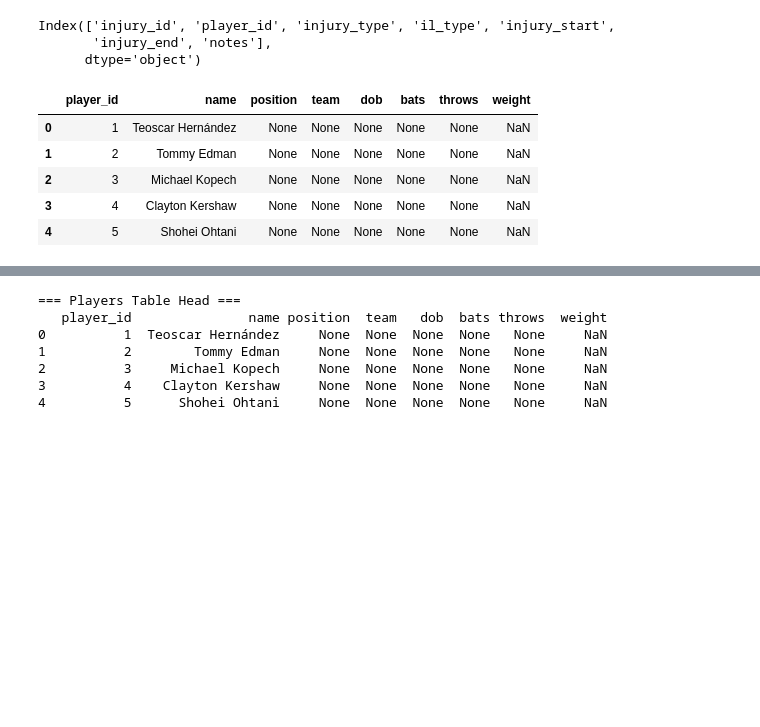
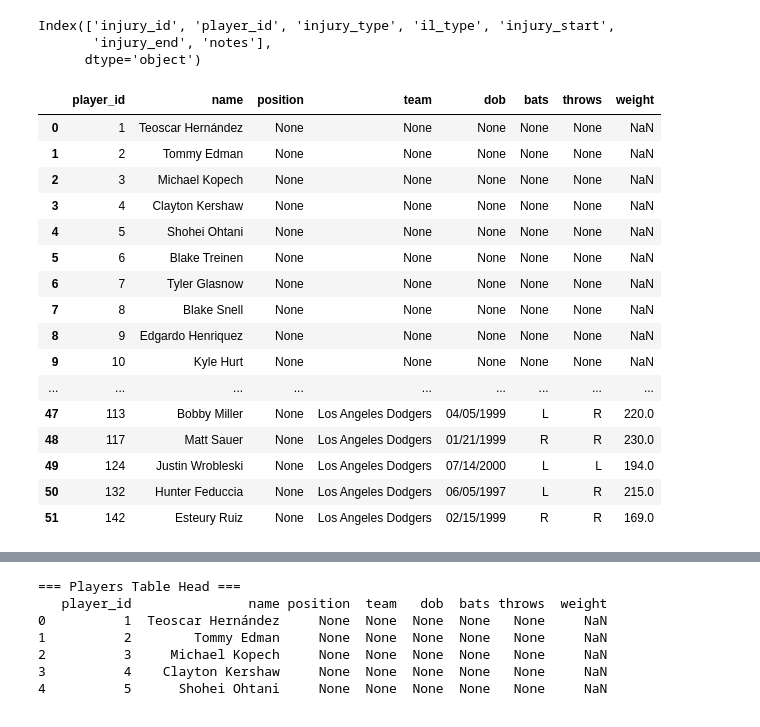
Before and after one commit to laniel123/MLB_Injury_Report, a Jupyter notebook: notebooks /dodgers_db.ipynb, the cells around one changed output, grey strips where cells are left out. Drawn from its saved outputs; the diff is of its cells as text; code cells hidden in the pictures; blank space fills up the shorter version.

```diff
--- a/notebooks /dodgers_db.ipynb
+++ b/notebooks /dodgers_db.ipynb
@@ -40,7 +40,7 @@ with sqlite3.connect(db_path) as conn:
     pdf = pd.read_sql_query('SELECT * FROM players', conn)
 
     # Load the 'injuries' table
-    idf = pd.read_sql_query('SELECT * FROM injuries', conn)
+    idf = pd.read_sql_query('SELECT * FROM injuries', conn).head(5)
 # %%
 pdf.columns
 # %% [output]
@@ -55,11 +55,24 @@ Index(['injury_id', 'player_id', 'injury_type', 'il_type', 'injury_start',
       dtype='object')
 # %%
 #Players table info
-pdf.head()
+pd.read_sql_query('SELECT * FROM players', conn)
+
+#pd.read_sql_query('SELECT * FROM injuries', conn).head(5)
 # %% [output]
 |  | player_id | name | position | team | dob | bats | throws | weight |
 | 0 | 1 | Teoscar Hernández | None | None | None | None | None | NaN |
 | 1 | 2 | Tommy Edman | None | None | None | None | None | NaN |
 | 2 | 3 | Michael Kopech | None | None | None | None | None | NaN |
 | 3 | 4 | Clayton Kershaw | None | None | None | None | None | NaN |
 | 4 | 5 | Shohei Ohtani | None | None | None | None | None | NaN |
+| 5 | 6 | Blake Treinen | None | None | None | None | None | NaN |
+| 6 | 7 | Tyler Glasnow | None | None | None | None | None | NaN |
+| 7 | 8 | Blake Snell | None | None | None | None | None | NaN |
+| 8 | 9 | Edgardo Henriquez | None | None | None | None | None | NaN |
+| 9 | 10 | Kyle Hurt | None | None | None | None | None | NaN |
+| ... | ... | ... | ... | ... | ... | ... | ... | ... |
+| 47 | 113 | Bobby Miller | None | Los Angeles Dodgers | 04/05/1999 | L | R | 220.0 |
+| 48 | 117 | Matt Sauer | None | Los Angeles Dodgers | 01/21/1999 | R | R | 230.0 |
+| 49 | 124 | Justin Wrobleski | None | Los Angeles Dodgers | 07/14/2000 | L | L | 194.0 |
+| 50 | 132 | Hunter Feduccia | None | Los Angeles Dodgers | 06/05/1997 | L | R | 215.0 |
+| 51 | 142 | Esteury Ruiz | None | Los Angeles Dodgers | 02/15/1999 | R | R | 169.0 |
```
Also changed, not shown: parts of 2 cells of this notebook, 4 other files.
